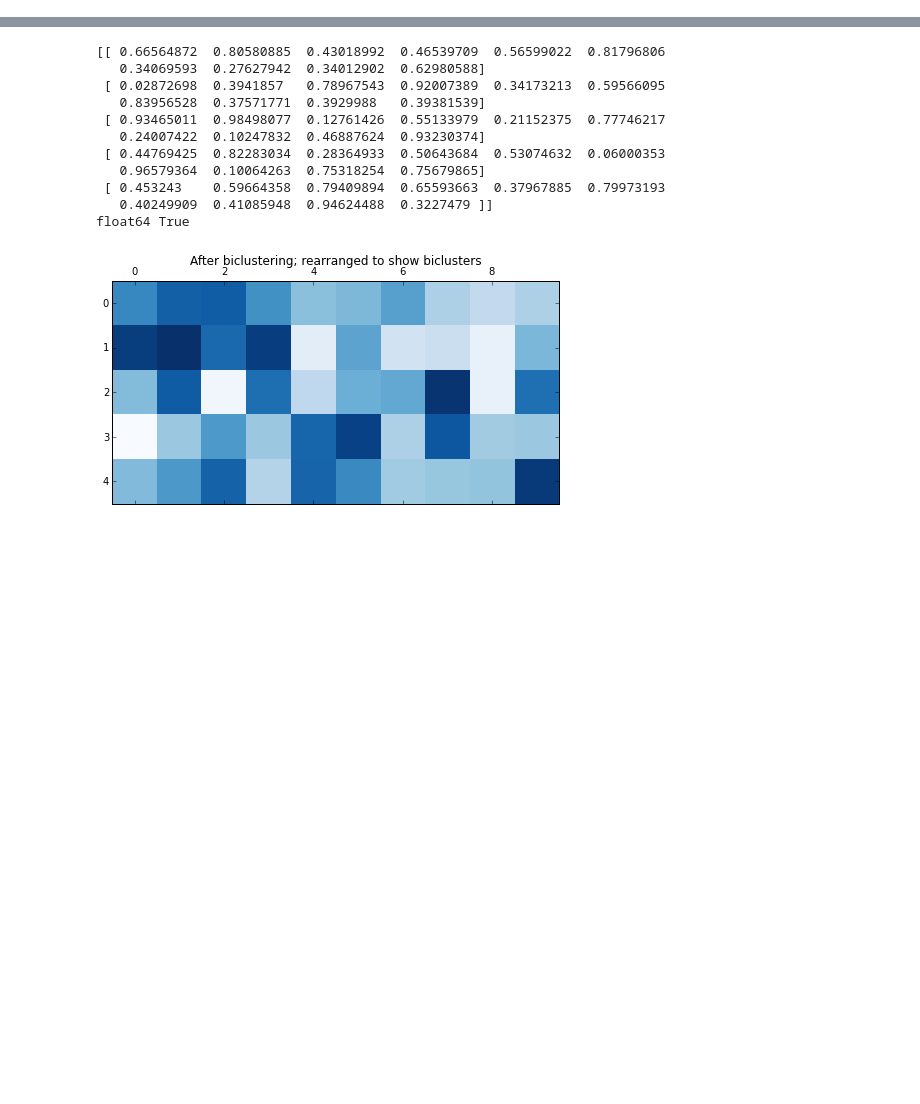
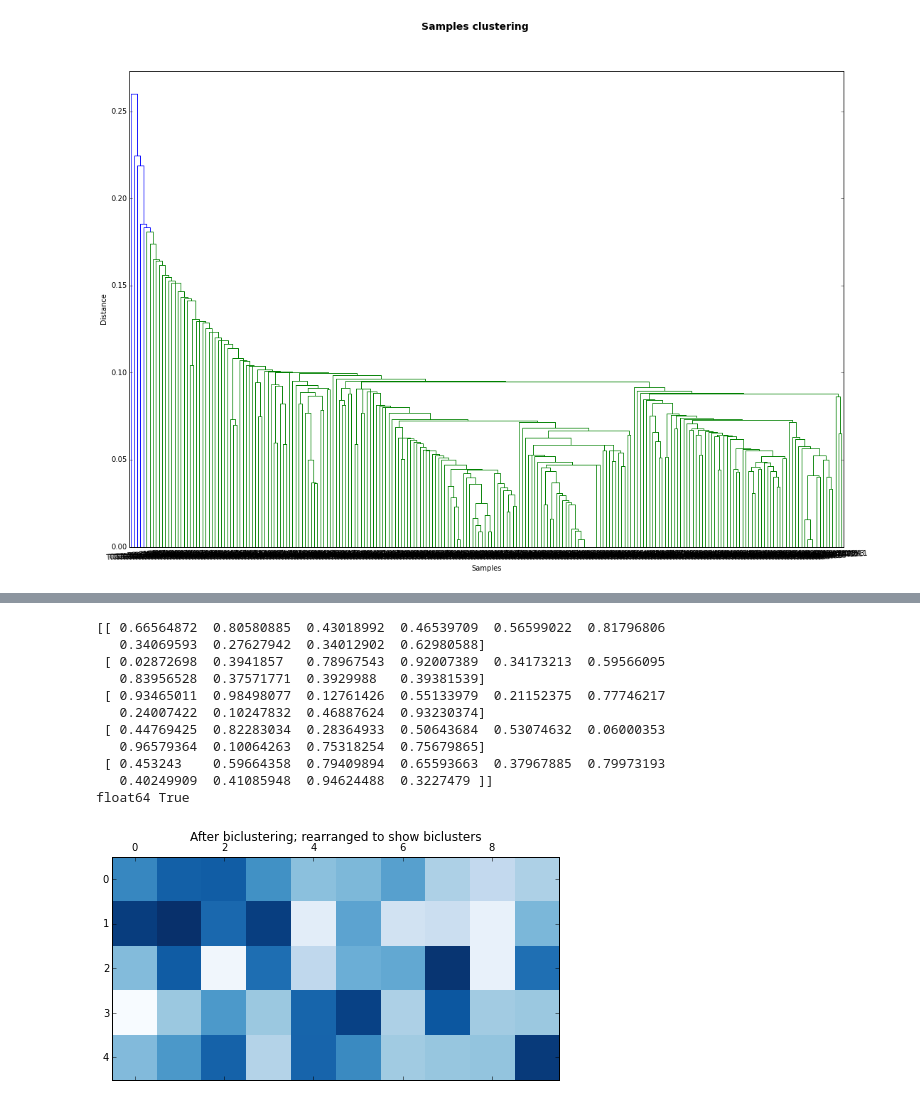
Before and after one commit to nitinksingh/driver, a Jupyter notebook: scratch.ipynb, the cells around one changed output, grey strips where cells are left out. Drawn from its saved outputs; the diff is of its cells as text; code cells hidden in the pictures; blank space fills up the shorter version.

```diff
--- a/scratch.ipynb
+++ b/scratch.ipynb
@@ -139,0 +138,19 @@ res.sort(ascending=False)
+# %%
+# Credit to OxanaSachenkova/hclust-python at github
+import numpy as np
+import matplotlib.pyplot as plt
+from scipy.spatial.distance import pdist, squareform
+from scipy.cluster.hierarchy import linkage, dendrogram
+
+k = 20
+data_array = sig_nsdf.iloc[:k].values.transpose()
+labels = sig_nsdf.columns
+pylab.rcParams['figure.figsize'] = (18.0, 12.0)
+data_dist = pdist(data_array) # computing the distance
+data_link = linkage(data_dist) # computing the linkage
+dendrogram(data_link,labels=labels)#, orientation='left')
+plt.xlabel('Samples')
+plt.ylabel('Distance')
+plt.suptitle('Samples clustering', fontweight='bold', fontsize=14);
+# %% [output]
+[figure, added]
```
Also changed, not shown: parts of 6 cells of this notebook, 3 other files.
